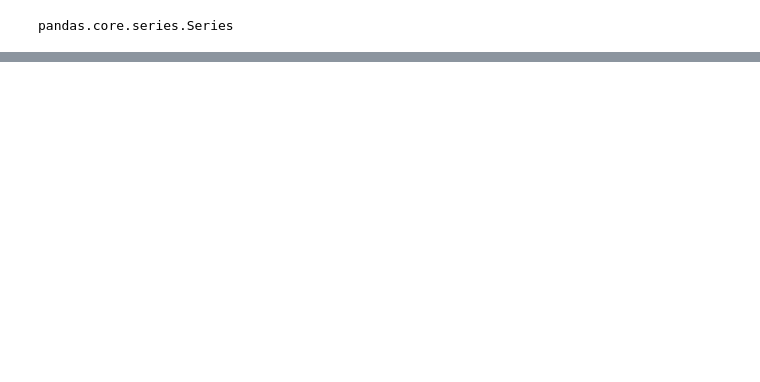
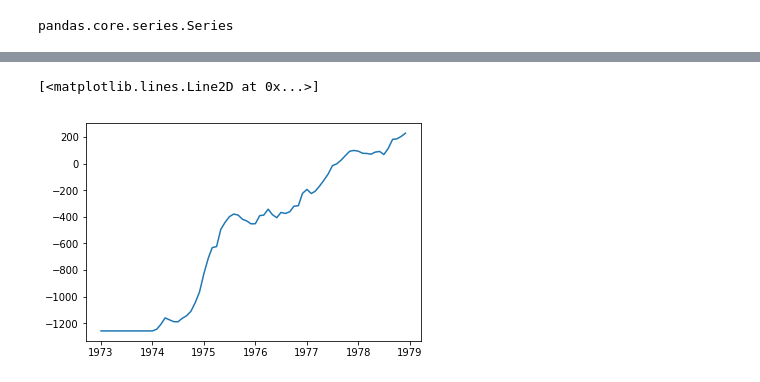
Before and after one commit to somnath1077/ML, a Jupyter notebook: timeseries/notebooks/Brockwell_Davis_ISTM/Estimating Trend and Seasonality .ipynb, the cells around one changed output, grey strips where cells are left out. Saved outputs shown, nothing was run; the diff lists cells and outputs as text; code cells hidden in the pictures; blank space fills up the shorter version.

```diff
--- a/timeseries/notebooks/Brockwell_Davis_ISTM/Estimating Trend and Seasonality .ipynb
+++ b/timeseries/notebooks/Brockwell_Davis_ISTM/Estimating Trend and Seasonality .ipynb
@@ -150,0 +215,8 @@ pandas.core.series.Series
+# %%
+deaths['lag_12'] = deaths['lag_12'].fillna(method='bfill')
+trend = trend_exp_smooth(deaths['lag_12'], alpha=0.1)
+
+plt.plot(deaths['date'], trend)
+# %% [output]
+[<matplotlib.lines.Line2D at 0x...>]
+[figure, added]
```
Also changed, not shown: parts of 16 cells of this notebook.
